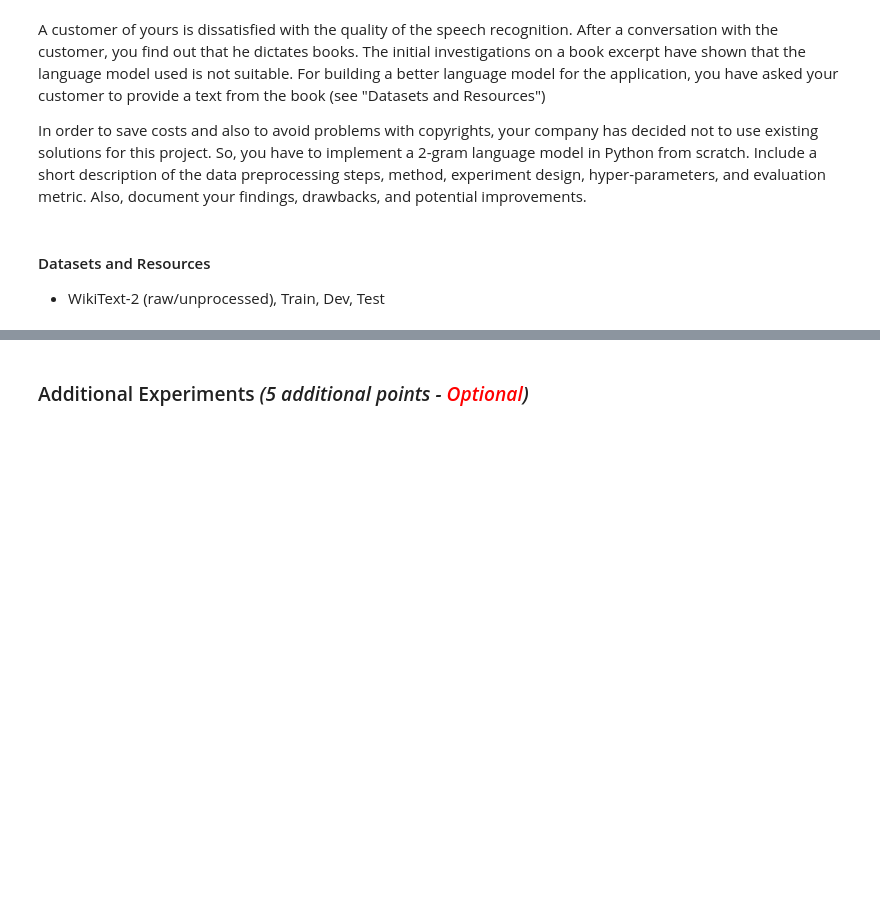
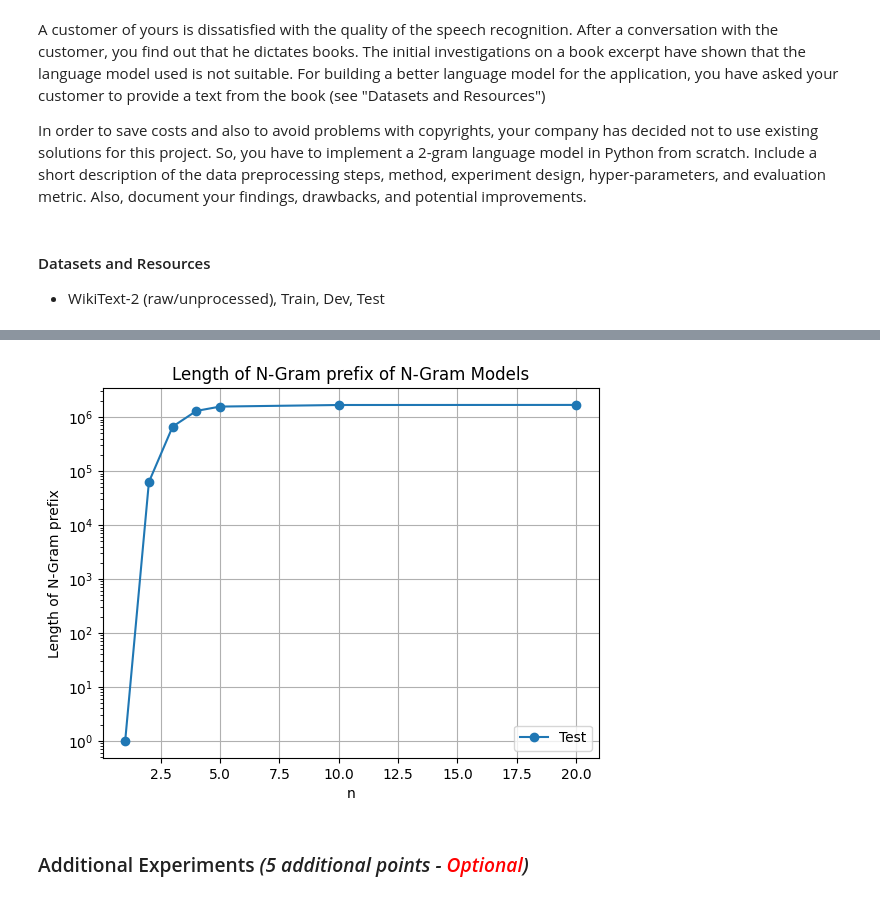
Before and after one commit to jdai01/CAI_NatL, a Jupyter notebook: Assignment 1/Assignment_1.ipynb, the cells around one changed output, grey strips where cells are left out. Cells and saved outputs as stored; diff of their text form; code cells hidden in the pictures; blank space fills up the shorter version.

```diff
--- a/Assignment 1/Assignment_1.ipynb
+++ b/Assignment 1/Assignment_1.ipynb
@@ -626,0 +555,15 @@ Final Test Perplexity: 294.43278604090057
+# %%
+# Plot comparison graph with length of unique prefix of n-grams against n
+sorted_ngrams_unique_prefix_count = dict(sorted(ngrams_unique_prefix_count.items(), key=lambda item: item[0]))
+
+plt.plot(sorted_ngrams_unique_prefix_count.keys(), sorted_ngrams_unique_prefix_count.values(), label="Test", marker='o')
+plt.yscale('log')
+plt.xlabel('n')
+plt.ylabel('Length of N-Gram prefix')
+plt.title(f'Length of N-Gram prefix of N-Gram Models')
+plt.legend(loc='lower right')
+plt.grid(True)
+plt.savefig("output/sorted_ngrams_unique_prefix_count.png")
+plt.show()
+# %% [output]
+[figure, added]
```
Also changed, not shown: parts of 28 cells of this notebook, 1 other file.
